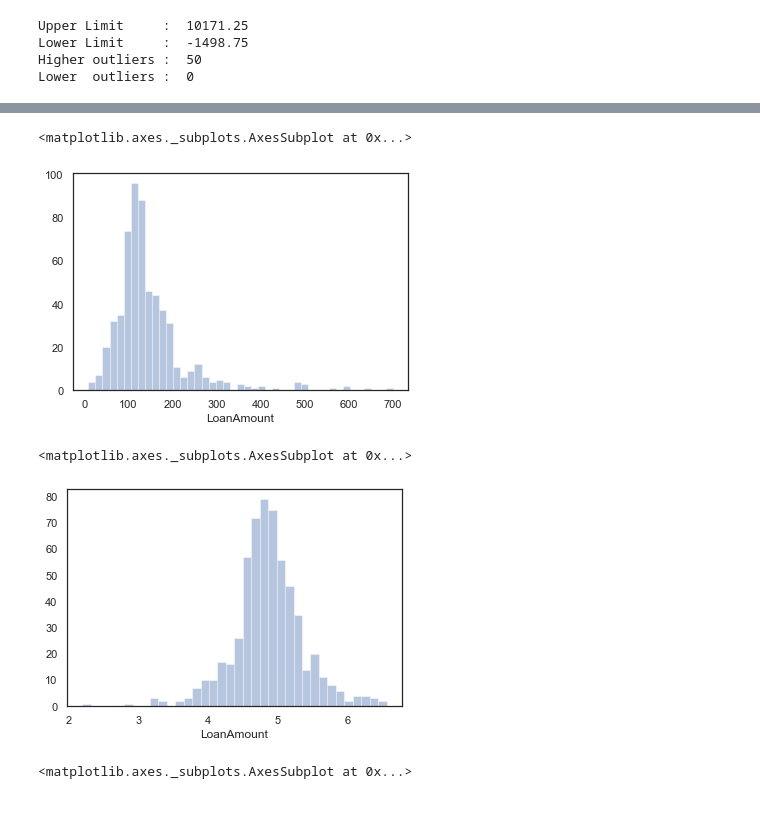
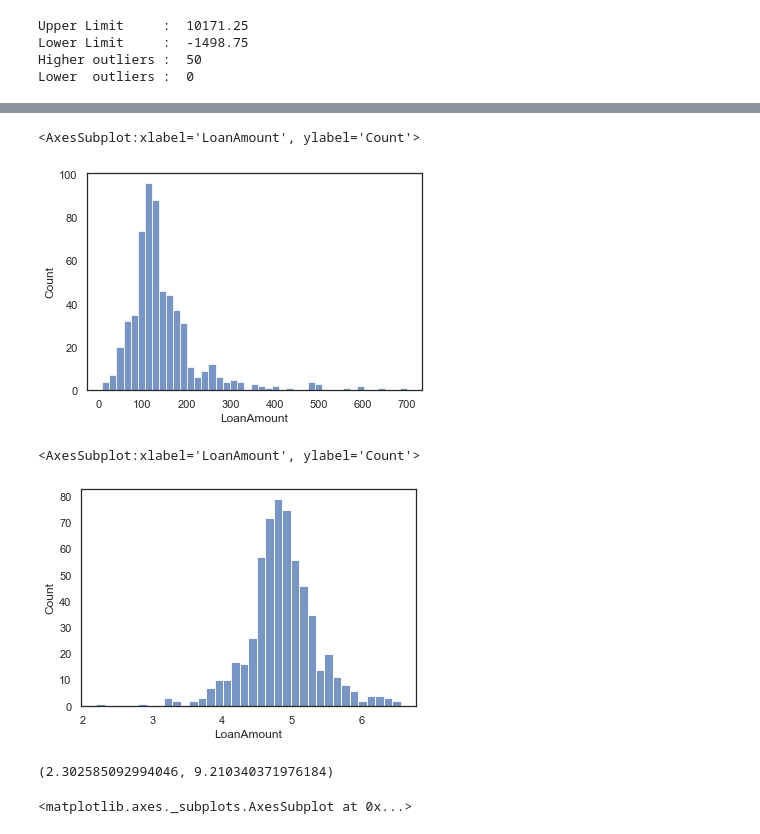
Before and after one commit to aasrithkommoju/Data-Science-Example-Code, a Jupyter notebook: loan/loan_prediction.ipynb, the cells around one changed output, grey strips where cells are left out. Saved outputs shown, nothing was run; the diff lists cells and outputs as text; code cells hidden in the pictures.

```diff
--- a/loan/loan_prediction.ipynb
+++ b/loan/loan_prediction.ipynb
@@ -293,14 +293,18 @@ train.CoapplicantIncome.plot.box(showmeans=True, meanline=True, showfliers = Fal
 [figure]
 # %%
-sns.distplot(train.LoanAmount, kde=False)
+sns.histplot(train.LoanAmount)
 # %% [output]
-<matplotlib.axes._subplots.AxesSubplot at 0x...>
+<AxesSubplot:xlabel='LoanAmount', ylabel='Count'>
-[figure, old version]
+[figure, new version]
 # %%
-sns.distplot(np.log(train.LoanAmount), kde=False)  # After log transformation
+sns.histplot(np.log(train.LoanAmount))  # After log transformation
 # %% [output]
-<matplotlib.axes._subplots.AxesSubplot at 0x...>
+<AxesSubplot:xlabel='LoanAmount', ylabel='Count'>
-[figure, old version]
+[figure, new version]
+# %%
+np.log(10), np.log(10000)  # Log transformation
+# %% [output]
+(2.302585092994046, 9.210340371976184)
 # %%
 train.LoanAmount.plot.box(showfliers =False, meanline=True, showmeans= True)
 #plt.gcf().set_size_inches(20,8)
```
Also changed, not shown: parts of 28 cells of this notebook.
